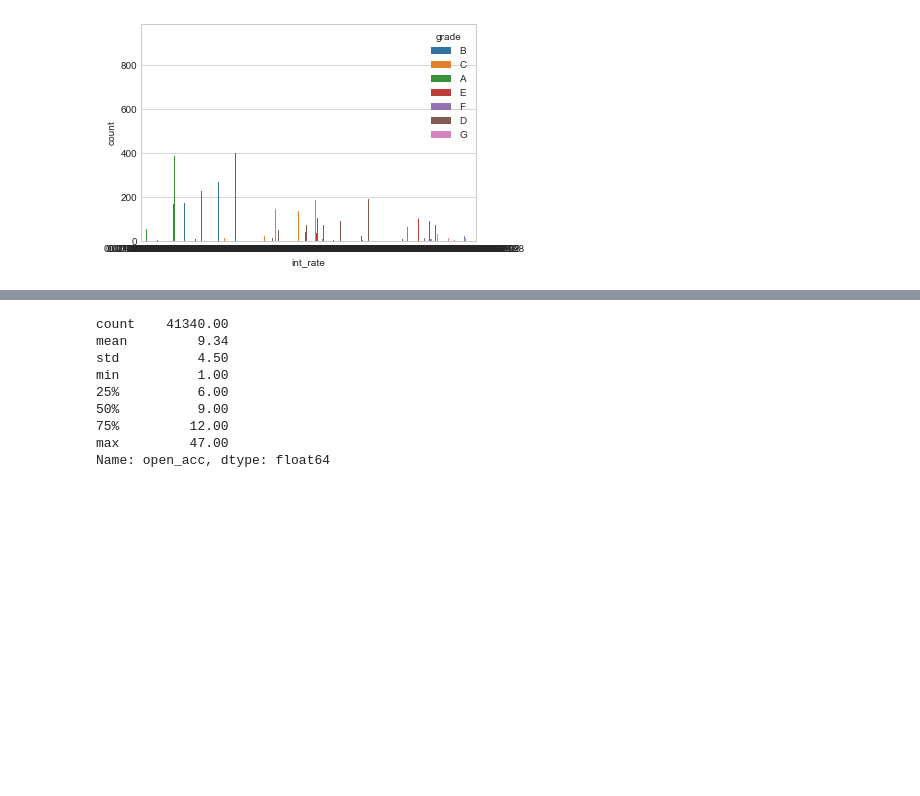
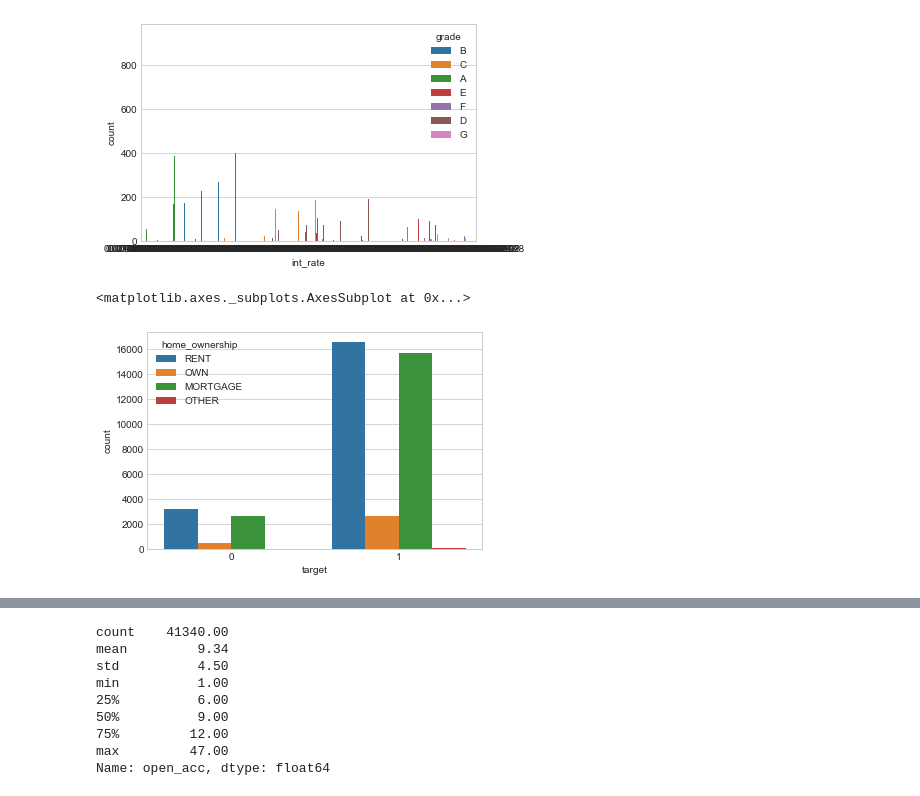
Before and after one commit to torben90/NF_Prj_LendingClub, a Jupyter notebook: sub_notebooks/INI_EDA_Torben.ipynb, the cells around one changed output, grey strips where cells are left out. Saved outputs shown, nothing was run; the diff lists cells and outputs as text; code cells hidden in the pictures; blank space fills up the shorter version.

Commit message:
updated files and uploaded us_credit_default_data

```diff
--- a/sub_notebooks/INI_EDA_Torben.ipynb
+++ b/sub_notebooks/INI_EDA_Torben.ipynb
@@ -4,6 +4,9 @@ import numpy as np
 import pandas as pd
 import matplotlib.pyplot as plt
 import seaborn as sns
+sns.set()
+plt.style.use('seaborn-whitegrid')
+sns.set_style("white")
 # %%
 df = pd.read_csv('../data/loans_2007.csv')
 # %%
@@ -445,3 +453,8 @@ sns.countplot(x='int_rate', hue='grade',data=df_clean)
 # %% [output]
 <matplotlib.axes._subplots.AxesSubplot at 0x...>
 [figure]
+# %%
+sns.countplot(hue='home_ownership',data=df_clean, x='target')
+# %% [output]
+<matplotlib.axes._subplots.AxesSubplot at 0x...>
+[figure, added]
```
Also changed, not shown: parts of 15 cells of this notebook, 3 other files.
